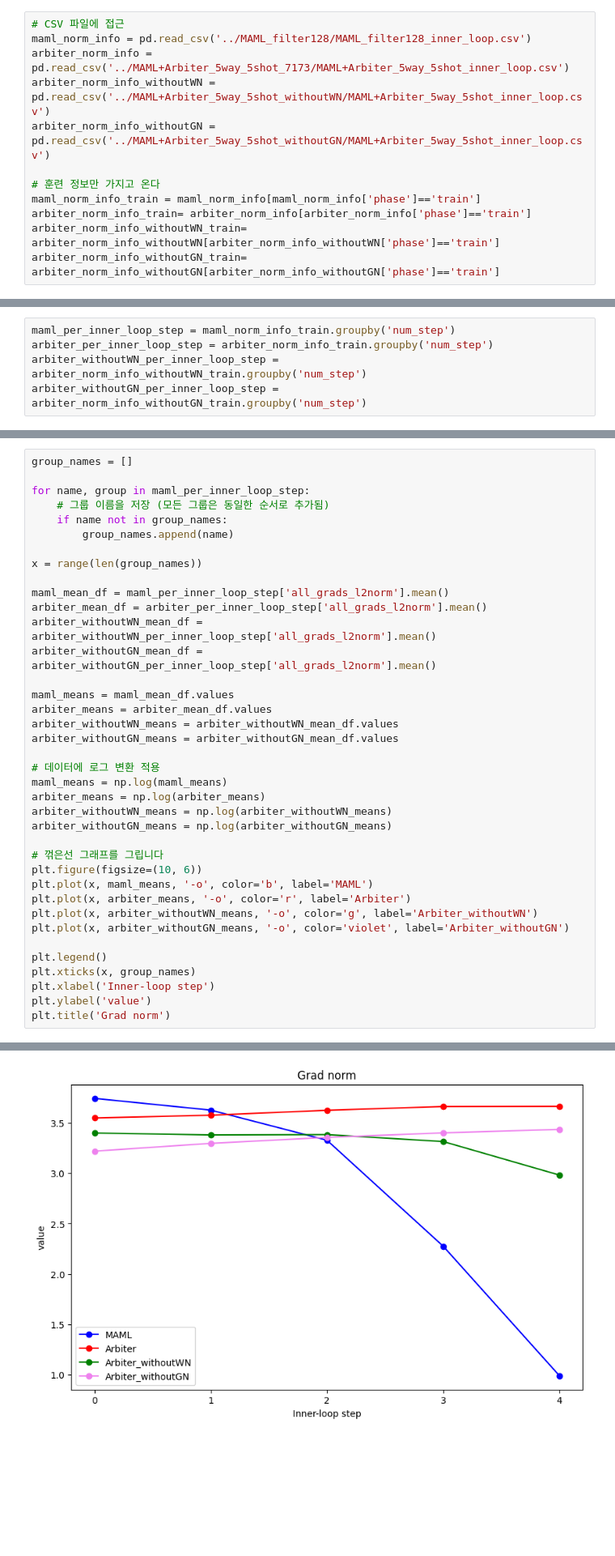
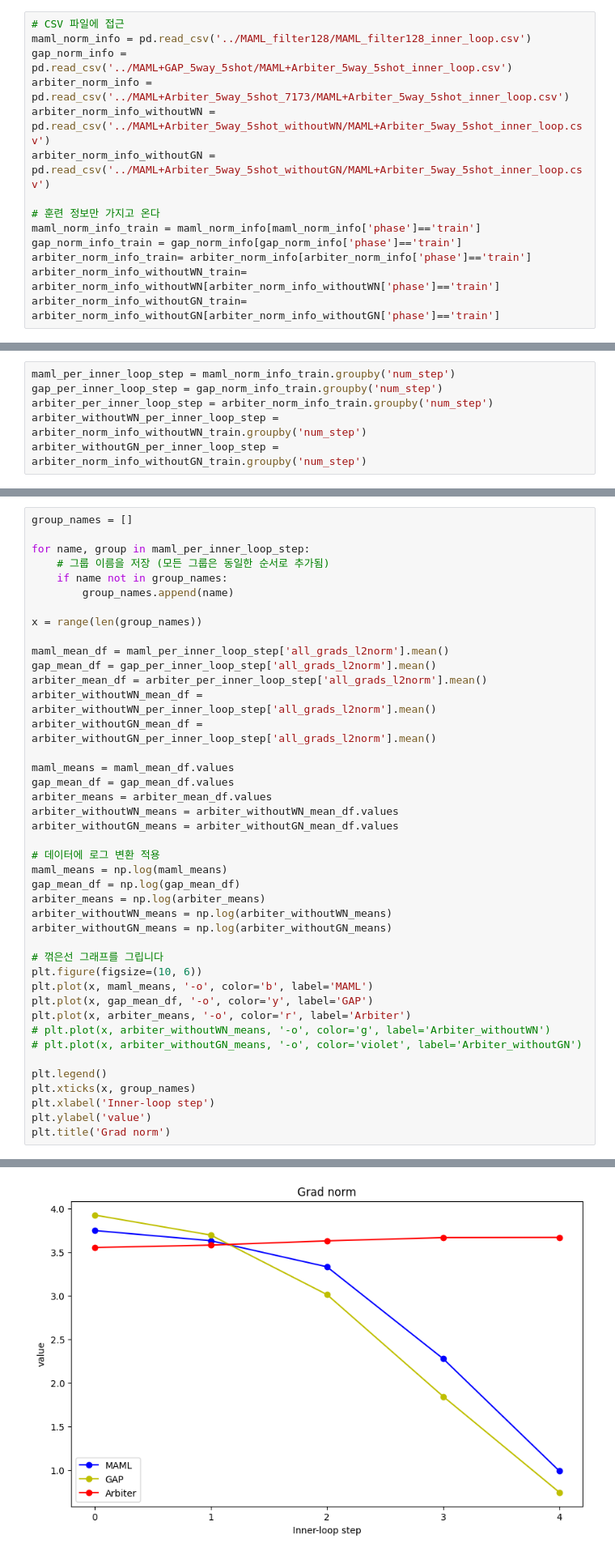
Before and after one commit to SKKUJMLim/MAML, a Jupyter notebook: Test_jupyternotebook/Analytics_integration_Step_ablation.ipynb, the cells around one changed output, grey strips where cells are left out. Shown at 81% size. Saved outputs shown, nothing was run; the diff lists cells and outputs as text; blank space fills up the shorter version.

```diff
--- a/Test_jupyternotebook/Analytics_integration_Step_ablation.ipynb
+++ b/Test_jupyternotebook/Analytics_integration_Step_ablation.ipynb
@@ -11,12 +11,14 @@ os.environ['KMP_DUPLICATE_LIB_OK']='True'
 # %%
 # CSV 파일에 접근
 maml_norm_info = pd.read_csv('../MAML_filter128/MAML_filter128_inner_loop.csv')
+gap_norm_info = pd.read_csv('../MAML+GAP_5way_5shot/MAML+Arbiter_5way_5shot_inner_loop.csv')
 arbiter_norm_info = pd.read_csv('../MAML+Arbiter_5way_5shot_7173/MAML+Arbiter_5way_5shot_inner_loop.csv')
 arbiter_norm_info_withoutWN = pd.read_csv('../MAML+Arbiter_5way_5shot_withoutWN/MAML+Arbiter_5way_5shot_inner_loop.csv')
 arbiter_norm_info_withoutGN = pd.read_csv('../MAML+Arbiter_5way_5shot_withoutGN/MAML+Arbiter_5way_5shot_inner_loop.csv')
 
 # 훈련 정보만 가지고 온다
 maml_norm_info_train = maml_norm_info[maml_norm_info['phase']=='train']
+gap_norm_info_train = gap_norm_info[gap_norm_info['phase']=='train']
 arbiter_norm_info_train= arbiter_norm_info[arbiter_norm_info['phase']=='train']
 arbiter_norm_info_withoutWN_train= arbiter_norm_info_withoutWN[arbiter_norm_info_withoutWN['phase']=='train']
 arbiter_norm_info_withoutGN_train= arbiter_norm_info_withoutGN[arbiter_norm_info_withoutGN['phase']=='train']
@@ -23,5 +41,6 @@ arbiter_norm_info_withoutGN_train= arbiter_norm_info_withoutGN[arbiter_norm_info
 # %%
 maml_per_inner_loop_step = maml_norm_info_train.groupby('num_step')
+gap_per_inner_loop_step = gap_norm_info_train.groupby('num_step')
 arbiter_per_inner_loop_step = arbiter_norm_info_train.groupby('num_step')
 arbiter_withoutWN_per_inner_loop_step = arbiter_norm_info_withoutWN_train.groupby('num_step')
 arbiter_withoutGN_per_inner_loop_step = arbiter_norm_info_withoutGN_train.groupby('num_step')
@@ -119,36 +142,40 @@ for name, group in maml_per_inner_loop_step:
 x = range(len(group_names))
 
 maml_mean_df = maml_per_inner_loop_step['all_grads_l2norm'].mean()
+gap_mean_df = gap_per_inner_loop_step['all_grads_l2norm'].mean()
 arbiter_mean_df = arbiter_per_inner_loop_step['all_grads_l2norm'].mean()
 arbiter_withoutWN_mean_df = arbiter_withoutWN_per_inner_loop_step['all_grads_l2norm'].mean()
 arbiter_withoutGN_mean_df = arbiter_withoutGN_per_inner_loop_step['all_grads_l2norm'].mean()
 
 maml_means = maml_mean_df.values
+gap_mean_df = gap_mean_df.values
 arbiter_means = arbiter_mean_df.values
 arbiter_withoutWN_means = arbiter_withoutWN_mean_df.values
 arbiter_withoutGN_means = arbiter_withoutGN_mean_df.values
 
 # 데이터에 로그 변환 적용
 maml_means = np.log(maml_means)
+gap_mean_df = np.log(gap_mean_df)
 arbiter_means = np.log(arbiter_means)
 arbiter_withoutWN_means = np.log(arbiter_withoutWN_means)
 arbiter_withoutGN_means = np.log(arbiter_withoutGN_means)
 
 # 꺾은선 그래프를 그립니다
 plt.figure(figsize=(10, 6))
 plt.plot(x, maml_means, '-o', color='b', label='MAML')
+plt.plot(x, gap_mean_df, '-o', color='y', label='GAP')
 plt.plot(x, arbiter_means, '-o', color='r', label='Arbiter')
-plt.plot(x, arbiter_withoutWN_means, '-o', color='g', label='Arbiter_withoutWN')
-plt.plot(x, arbiter_withoutGN_means, '-o', color='violet', label='Arbiter_withoutGN')
+# plt.plot(x, arbiter_withoutWN_means, '-o', color='g', label='Arbiter_withoutWN')
+# plt.plot(x, arbiter_withoutGN_means, '-o', color='violet', label='Arbiter_withoutGN')
 
 plt.legend()
 plt.xticks(x, group_names)
 plt.xlabel('Inner-loop step')
 plt.ylabel('value')
 plt.title('Grad norm')
 # %% [output]
 Text(0.5, 1.0, 'Grad norm')
-[figure, old version]
+[figure, new version]
 # %%
 group_names = []
 
```
Also changed, not shown: parts of 2 cells of this notebook, 1 other file.
